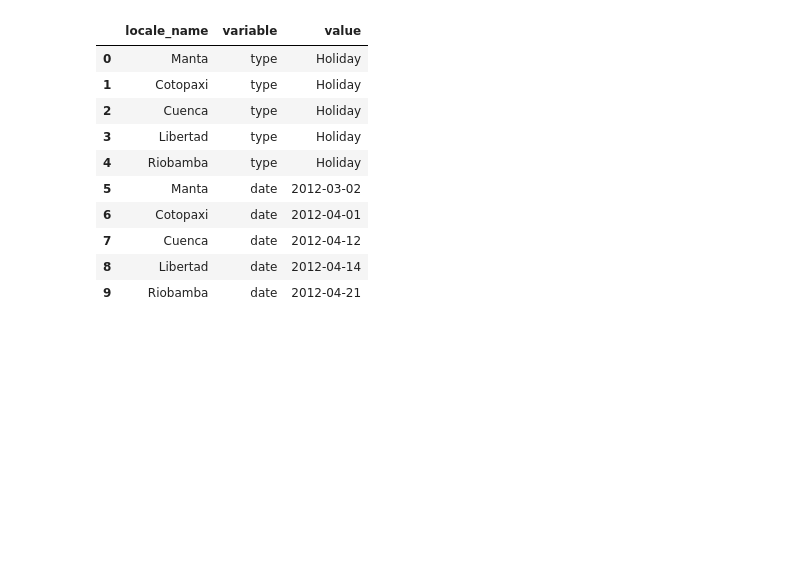
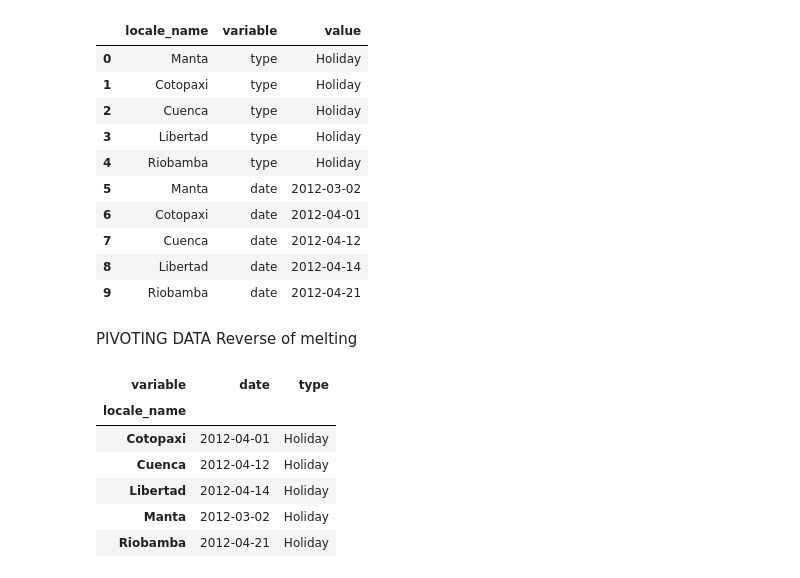
Before and after one commit to zuzanadostalova/Store_sales, a Jupyter notebook: Store_sales.ipynb, the cells around one changed output. Saved outputs shown, nothing was run; the diff lists cells and outputs as text; code cells hidden in the pictures; blank space fills up the shorter version.

```diff
--- a/Store_sales.ipynb
+++ b/Store_sales.ipynb
@@ -688,3 +688,20 @@ melted
 | 7 | Cuenca | date | 2012-04-12 |
 | 8 | Libertad | date | 2012-04-14 |
 | 9 | Riobamba | date | 2012-04-21 |
+# %% [markdown]
+
+PIVOTING DATA
+Reverse of melting
+# %%
+# Index is name
+# I want to make that columns are variable
+# Finally values in columns are value
+melted.pivot(index = 'locale_name', columns = 'variable',values='value')
+# %% [output]
+| variable | date | type |
+| locale_name |  |  |
+| Cotopaxi | 2012-04-01 | Holiday |
+| Cuenca | 2012-04-12 | Holiday |
+| Libertad | 2012-04-14 | Holiday |
+| Manta | 2012-03-02 | Holiday |
+| Riobamba | 2012-04-21 | Holiday |
```
Also changed, not shown: parts of 17 cells of this notebook.
